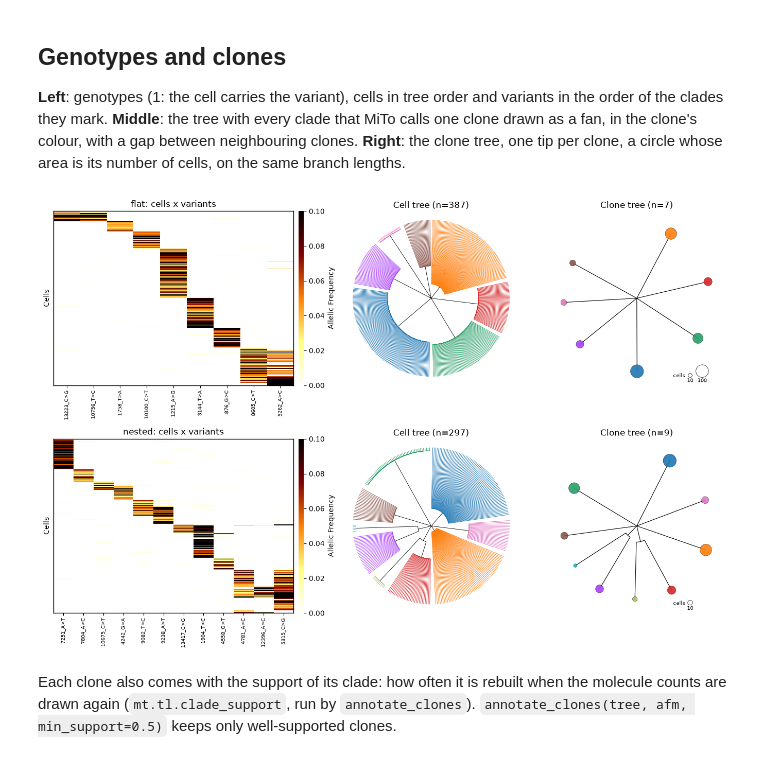
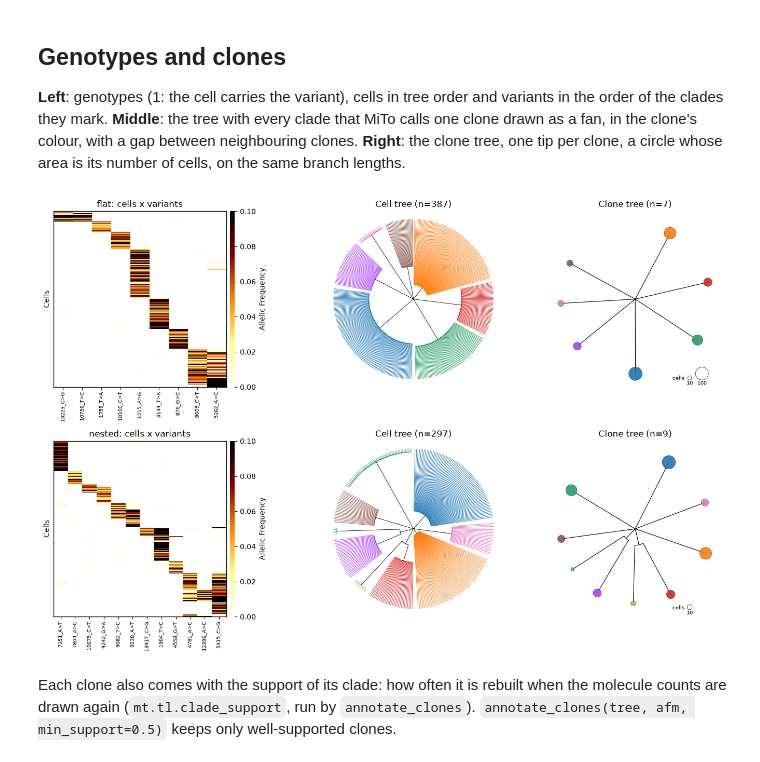
Before and after one commit to andrecossa5/MiTo, a Jupyter notebook: docs/source/getting_started.ipynb, the cells around one changed output. Saved outputs shown, nothing was run; the diff lists cells and outputs as text; code cells hidden in the pictures.

Commit message:
Tutorials: even gaps between the heatmap and the two trees (spacer column), equal widths
Co-Authored-By: Claude Sonnet 5.5 <noreply@anthropic.com>

```diff
--- a/docs/source/getting_started.ipynb
+++ b/docs/source/getting_started.ipynb
@@ -100,26 +100,33 @@ they mark. **Middle**: the tree with every clade that MiTo calls one clone drawn
 gap between neighbouring clones. **Right**: the clone tree, one tip per clone, a circle whose area is its number of
 cells, on the same branch lengths.
 # %%
+def make_axes(nrows, height=4.5):
+    """Rows of (heatmap, cell tree, clone tree) axes; a thin spacer evens the gaps despite the colorbar."""
+    fig = plt.figure(figsize=(13.5, height * nrows))
+    gs = fig.add_gridspec(nrows, 4, width_ratios=[2, .1, 2, 2])
+    return fig, [[fig.add_subplot(gs[i, j]) for j in (0, 2, 3)] for i in range(nrows)]
+
+
 def show_trees(tree, axs, lw=.6):
     """Collapsed clones (fans, with gaps) and the clone tree (circle = cells)."""
     labels = tree.cell_meta['MiTo_clone'].astype(str)
     mt.pl.plot_tree(tree, ax=axs[0], collapse_clones='MiTo_clone', clone_style='full', gap_by='MiTo_clone',
                     branches=dict(annot='MiTo_clone', linewidth=lw))
     mt.pl.plot_clone_tree(tree, ax=axs[1])
     axs[0].set_title(f'Cell tree (n={len(tree.leaves)})')
     axs[1].set_title(f'Clone tree (n={labels[labels != "unassigned"].nunique()})')
     for ax in axs:
         ax.set_aspect('equal')
 
 
-fig, axs = plt.subplots(2, 3, figsize=(13.5, 9), gridspec_kw={'width_ratios': [3, 2, 2]})
-for row, name, afm in zip(axs, ('flat', 'nested'), (flat, nested)):
+fig, rows = make_axes(2)
+for row, name, afm in zip(rows, ('flat', 'nested'), (flat, nested)):
     mt.pl.heatmap_variants(afm, tree=trees[name], ax=row[0])
     row[0].set_title(f'{name}: cells x variants')
     show_trees(trees[name], row[1:])
 fig.tight_layout()
 # %% [output]
-[figure, old version]
+[figure, new version]
 # %% [markdown]
 Each clone also comes with the support of its clade: how often it is rebuilt when the
 molecule counts are drawn again (`mt.tl.clade_support`, run by `annotate_clones`).
```
Also changed, not shown: 1 other file.
